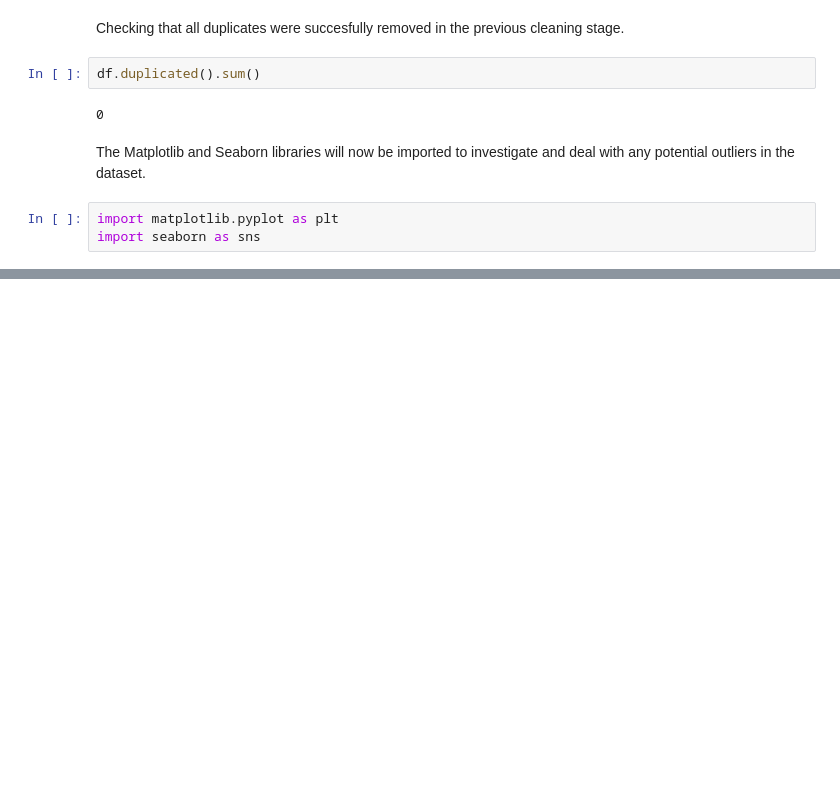
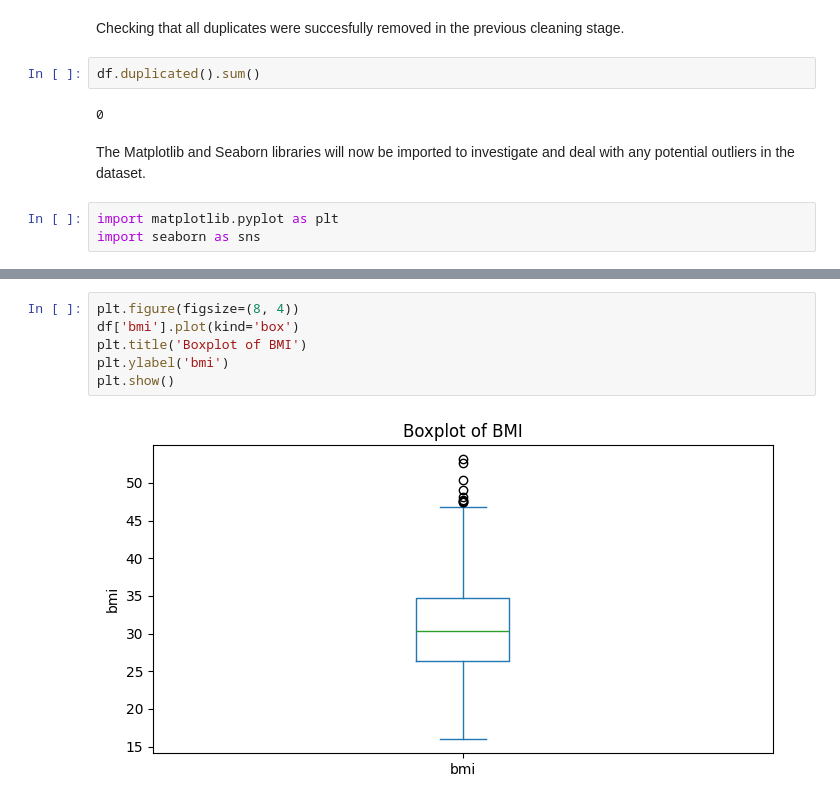
Before and after one commit to ksharpe-byte/Hackathon-1-Python_ETL_Visualisation, a Jupyter notebook: jupyter_notebooks/data_outliers.ipynb, the cells around one changed output, grey strips where cells are left out. Saved outputs shown, nothing was run; the diff lists cells and outputs as text; blank space fills up the shorter version.

```diff
--- a/jupyter_notebooks/data_outliers.ipynb
+++ b/jupyter_notebooks/data_outliers.ipynb
@@ -82,0 +101,8 @@ import seaborn as sns
+# %%
+plt.figure(figsize=(8, 4))
+df['bmi'].plot(kind='box')
+plt.title('Boxplot of BMI')
+plt.ylabel('bmi')
+plt.show()
+# %% [output]
+[figure, added]
```
Also changed, not shown: parts of 11 cells of this notebook.
